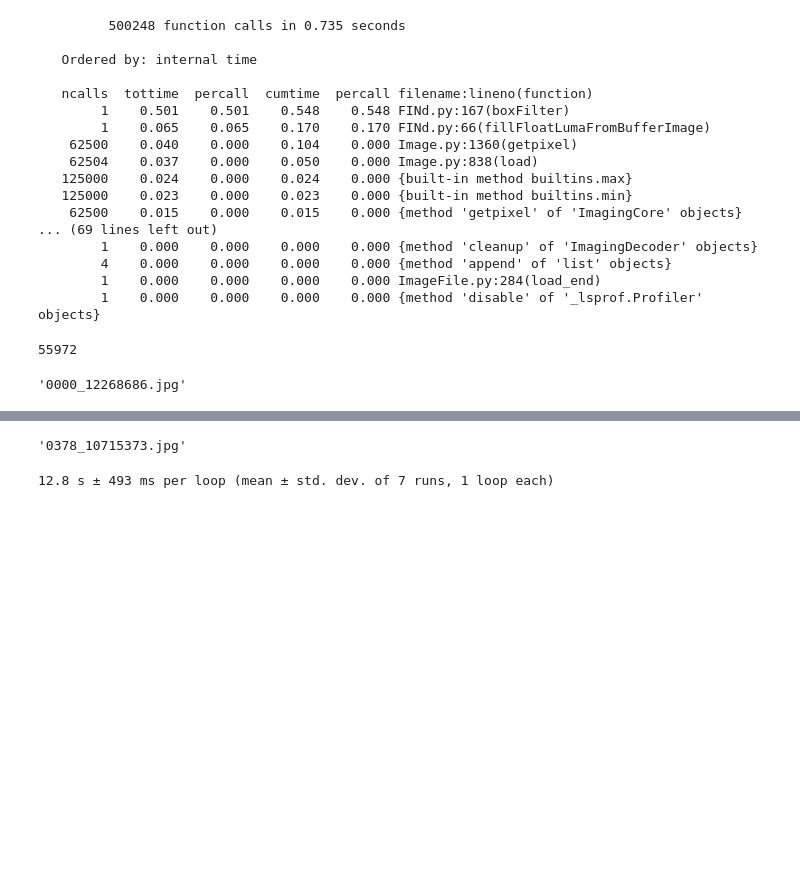
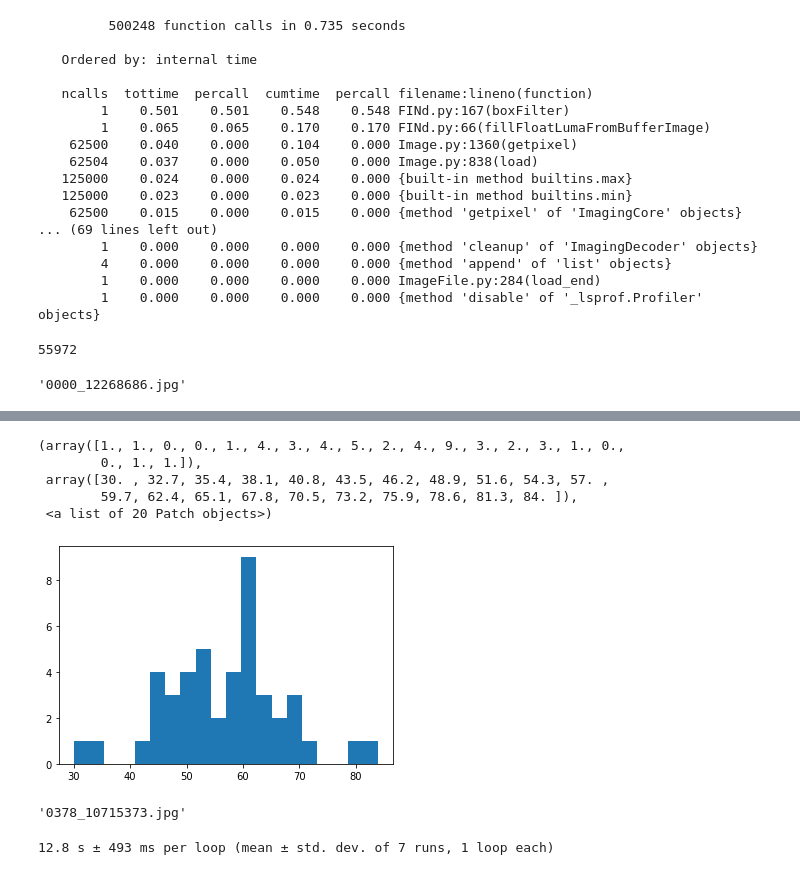
Before and after one commit to benjackman/das2019, a Jupyter notebook: findExample.ipynb, the cells around one changed output, grey strips where cells are left out. Drawn from its saved outputs; the diff is of its cells as text; code cells hidden in the pictures; blank space fills up the shorter version.

```diff
--- a/findExample.ipynb
+++ b/findExample.ipynb
@@ -125,3 +236,21 @@ test_var = random.choice
+# %%
+array_hash_list = list(hash_output_dict[keys_list[0]])
+# %%
+import itertools
+
+hash_dist_store = []
+for a, b in itertools.combinations(array_hash_list, 2):
+    temp_dist = a - b
+    hash_dist_store.append(temp_dist)
+# %%
+plt.hist(hash_dist_store, bins = 20)
+# %% [output]
+(array([1., 1., 0., 0., 1., 4., 3., 4., 5., 2., 4., 9., 3., 2., 3., 1., 0.,
+        0., 1., 1.]),
+ array([30. , 32.7, 35.4, 38.1, 40.8, 43.5, 46.2, 48.9, 51.6, 54.3, 57. ,
+        59.7, 62.4, 65.1, 67.8, 70.5, 73.2, 75.9, 78.6, 81.3, 84. ]),
+ <a list of 20 Patch objects>)
+[figure, added]
 # %%
 img_sample = sample(img_filename_list, 50)
 
```
Also changed, not shown: parts of 11 cells of this notebook.
